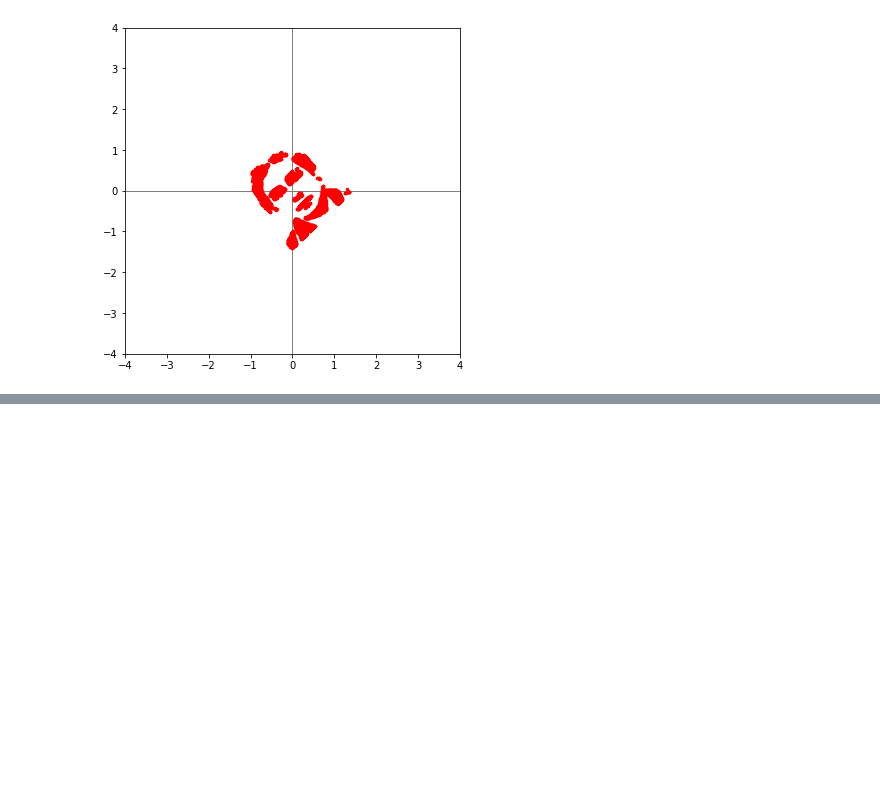
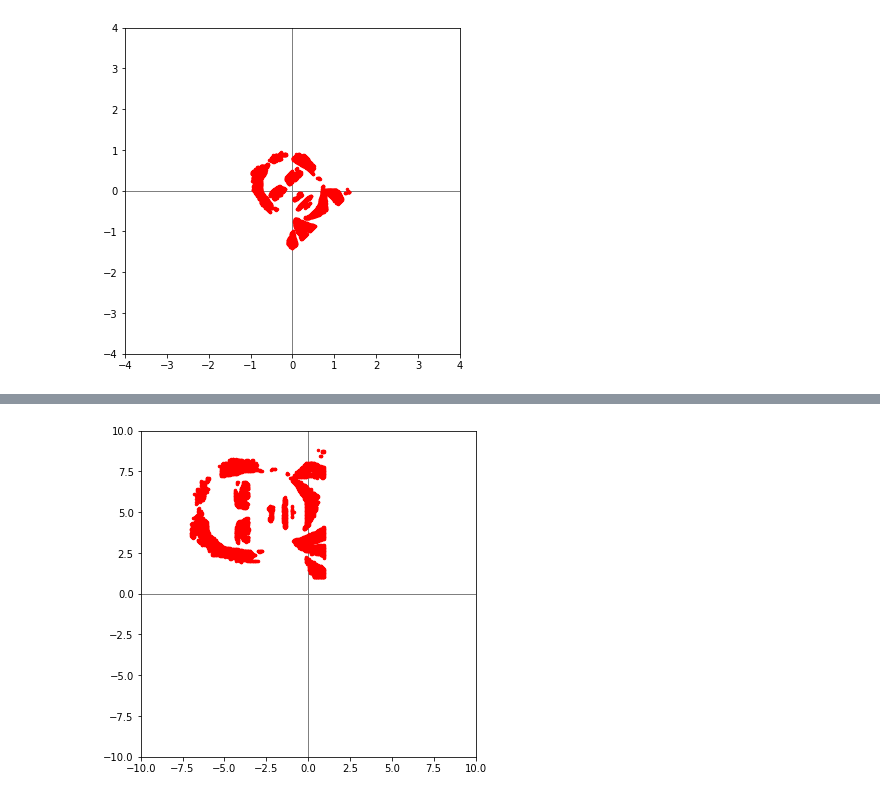
Before and after one commit to pablo-munoz/coding-the-matrix-notes-and-exercises, a Jupyter notebook: ch01_the_field.ipynb, the cells around one changed output, grey strips where cells are left out. Saved outputs shown, nothing was run; the diff lists cells and outputs as text; code cells hidden in the pictures; blank space fills up the shorter version.

```diff
--- a/ch01_the_field.ipynb
+++ b/ch01_the_field.ipynb
@@ -168,0 +434,10 @@ plot({ 0.5*e**(pi*1/4*1j)*f(pt) for pt in pts}, 4)
+# %%
+def transform(a, b, L):
+    return [a*x + b for x in L]
+# %%
+item_1_sol = lambda x: transform(2j, 1+1j, x)
+# item_2_sol = lambda x: transform(2+3j*3.141592/4, -2-3j, x)
+# %%
+plot(item_1_sol(pts), 10)
+# %% [output]
+[figure, added]
```
Also changed, not shown: parts of 28 cells of this notebook.
